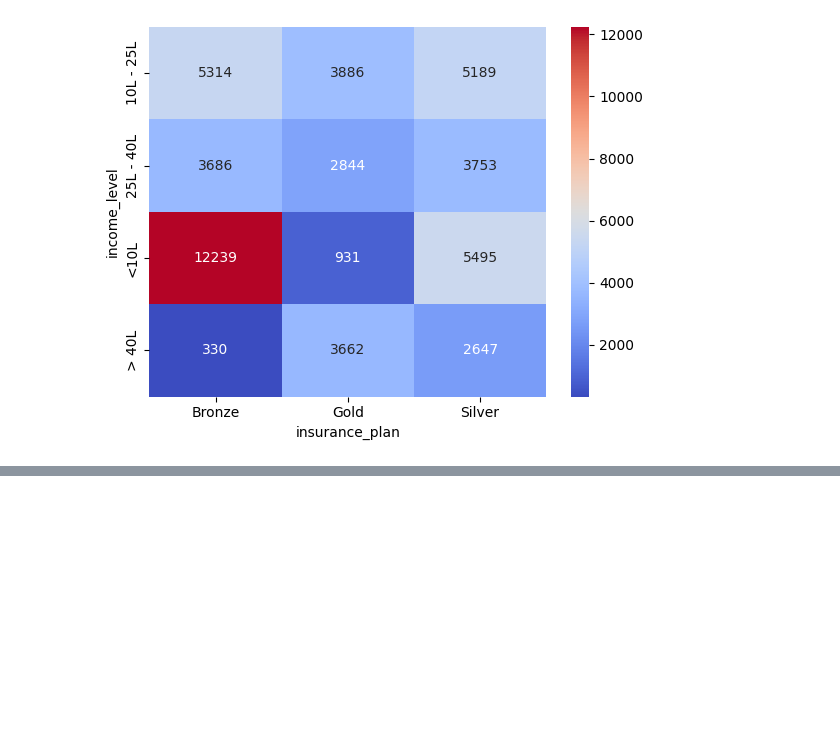
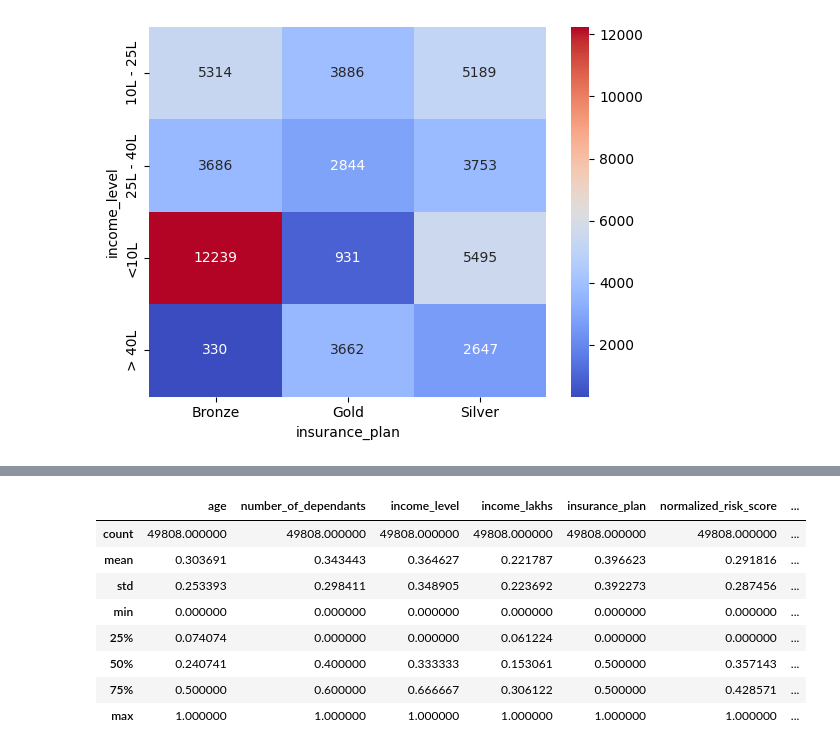
Before and after one commit to jsuryanm/insurance-prediction-ml-system, a Jupyter notebook: research/1_EDA.ipynb, the cells around one changed output, grey strips where cells are left out. Drawn from its saved outputs; the diff is of its cells as text; code cells hidden in the pictures; blank space fills up the shorter version.

```diff
--- a/research/1_EDA.ipynb
+++ b/research/1_EDA.ipynb
@@ -395,0 +571,3 @@ plt.show()
+# %%
+X = df4.drop("annual_premium_amount",axis='columns')
+y = df4['annual_premium_amount']
@@ -395,0 +576,6 @@ plt.show()
+# %%
+from sklearn.preprocessing import MinMaxScaler
+
+cols_to_scale = ['age','number_of_dependants','income_level','income_lakhs','insurance_plan']
+scaler = MinMaxScaler()
+X[cols_to_scale] = scaler.fit_transform(X[cols_to_scale])
@@ -395,0 +595,12 @@ plt.show()
+# %%
+X.describe()
+# %% [output]
+|  | age | number_of_dependants | income_level | income_lakhs | insurance_plan | normalized_risk_score | ... |
+| count | 49808.000000 | 49808.000000 | 49808.000000 | 49808.000000 | 49808.000000 | 49808.000000 | ... |
+| mean | 0.303691 | 0.343443 | 0.364627 | 0.221787 | 0.396623 | 0.291816 | ... |
+| std | 0.253393 | 0.298411 | 0.348905 | 0.223692 | 0.392273 | 0.287456 | ... |
+| min | 0.000000 | 0.000000 | 0.000000 | 0.000000 | 0.000000 | 0.000000 | ... |
+| 25% | 0.074074 | 0.000000 | 0.000000 | 0.061224 | 0.000000 | 0.000000 | ... |
+| 50% | 0.240741 | 0.400000 | 0.333333 | 0.153061 | 0.500000 | 0.357143 | ... |
+| 75% | 0.500000 | 0.600000 | 0.666667 | 0.306122 | 0.500000 | 0.428571 | ... |
+| max | 1.000000 | 1.000000 | 1.000000 | 1.000000 | 1.000000 | 1.000000 | ... |
```
Also changed, not shown: parts of 50 cells of this notebook, 1 other file.
